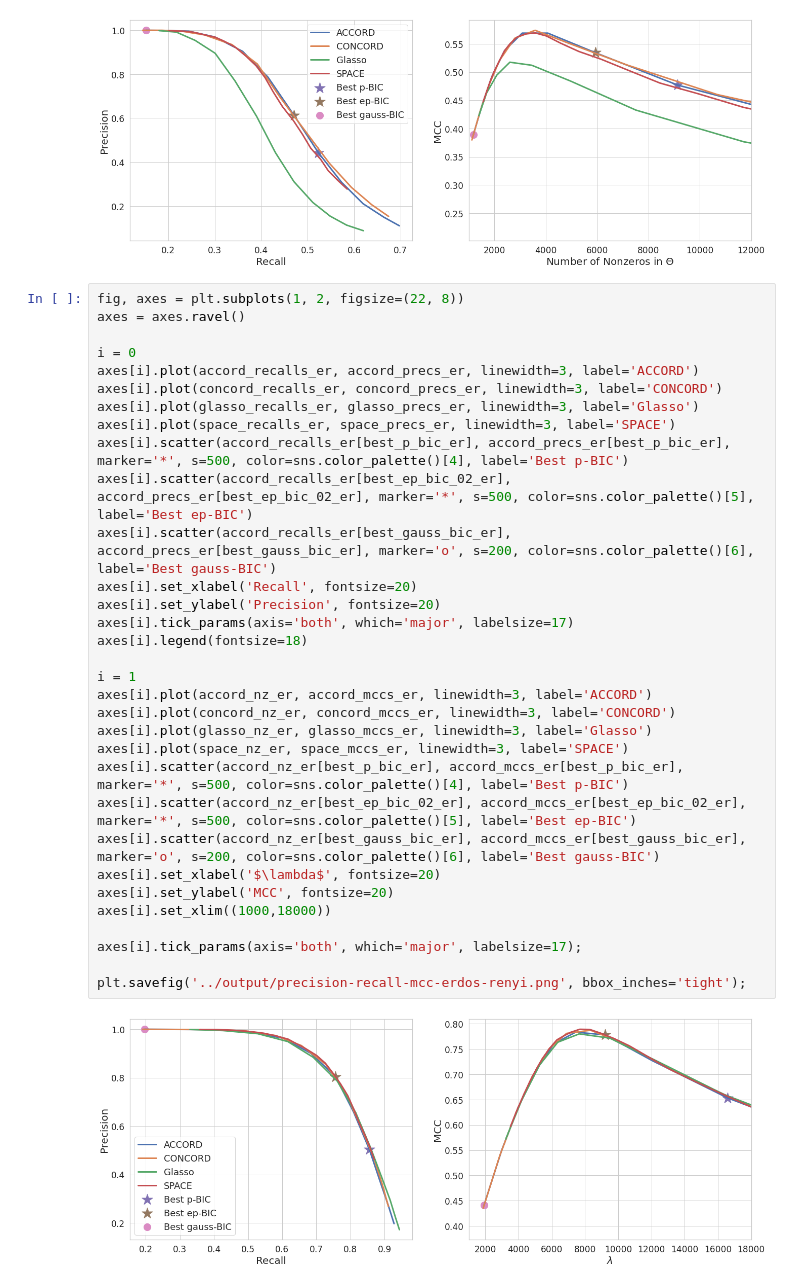
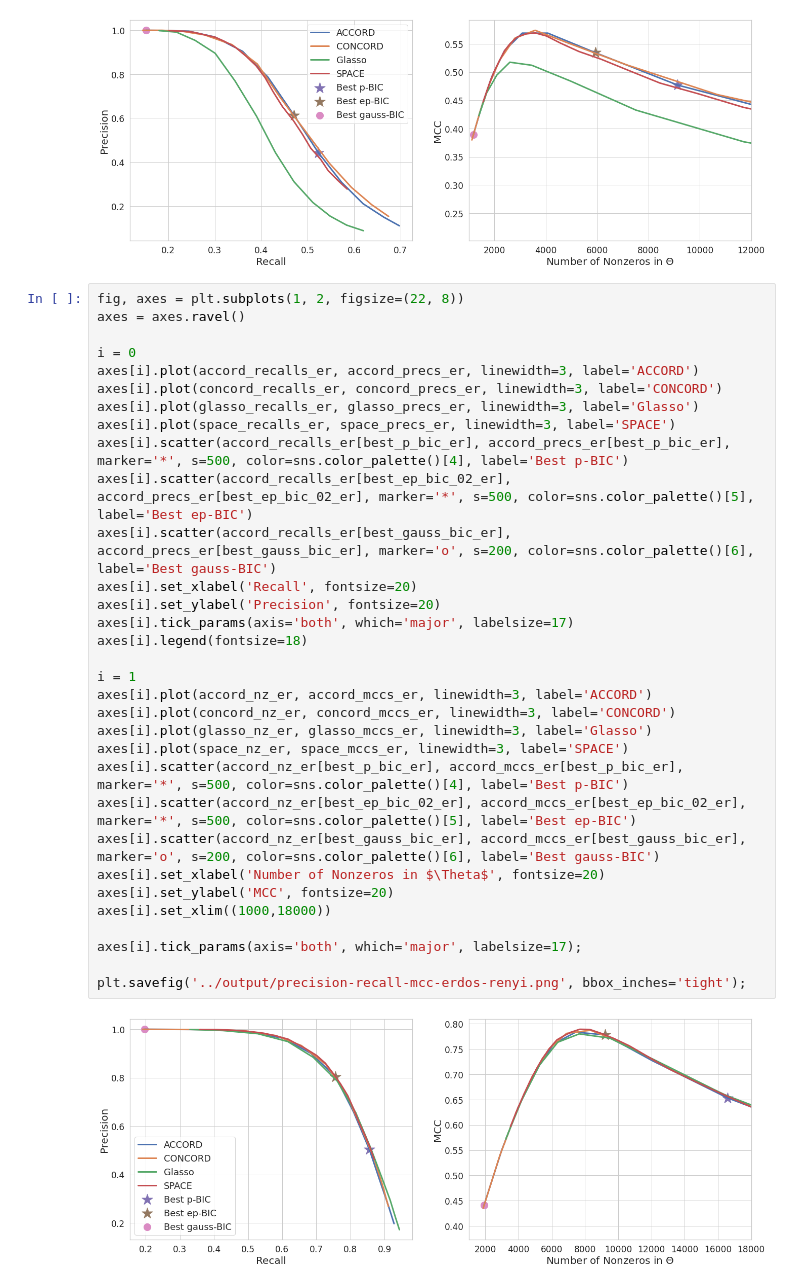
Before and after one commit to jinacfunderburk/accord-reproducibility-testing, a Jupyter notebook: simulation-edge-detection/simulation-edge-detection.ipynb, the cells around one changed output. Drawn from its saved outputs; the diff is of its cells as text.

```diff
--- a/simulation-edge-detection/simulation-edge-detection.ipynb
+++ b/simulation-edge-detection/simulation-edge-detection.ipynb
@@ -305,32 +305,32 @@ fig, axes = plt.subplots(1, 2, figsize=(22, 8))
 axes = axes.ravel()
 
 i = 0
 axes[i].plot(accord_recalls_er, accord_precs_er, linewidth=3, label='ACCORD')
 axes[i].plot(concord_recalls_er, concord_precs_er, linewidth=3, label='CONCORD')
 axes[i].plot(glasso_recalls_er, glasso_precs_er, linewidth=3, label='Glasso')
 axes[i].plot(space_recalls_er, space_precs_er, linewidth=3, label='SPACE')
 axes[i].scatter(accord_recalls_er[best_p_bic_er], accord_precs_er[best_p_bic_er], marker='*', s=500, color=sns.color_palette()[4], label='Best p-BIC')
 axes[i].scatter(accord_recalls_er[best_ep_bic_02_er], accord_precs_er[best_ep_bic_02_er], marker='*', s=500, color=sns.color_palette()[5], label='Best ep-BIC')
 axes[i].scatter(accord_recalls_er[best_gauss_bic_er], accord_precs_er[best_gauss_bic_er], marker='o', s=200, color=sns.color_palette()[6], label='Best gauss-BIC')
 axes[i].set_xlabel('Recall', fontsize=20)
 axes[i].set_ylabel('Precision', fontsize=20)
 axes[i].tick_params(axis='both', which='major', labelsize=17)
 axes[i].legend(fontsize=18)
 
 i = 1
 axes[i].plot(accord_nz_er, accord_mccs_er, linewidth=3, label='ACCORD')
 axes[i].plot(concord_nz_er, concord_mccs_er, linewidth=3, label='CONCORD')
 axes[i].plot(glasso_nz_er, glasso_mccs_er, linewidth=3, label='Glasso')
 axes[i].plot(space_nz_er, space_mccs_er, linewidth=3, label='SPACE')
 axes[i].scatter(accord_nz_er[best_p_bic_er], accord_mccs_er[best_p_bic_er], marker='*', s=500, color=sns.color_palette()[4], label='Best p-BIC')
 axes[i].scatter(accord_nz_er[best_ep_bic_02_er], accord_mccs_er[best_ep_bic_02_er], marker='*', s=500, color=sns.color_palette()[5], label='Best ep-BIC')
 axes[i].scatter(accord_nz_er[best_gauss_bic_er], accord_mccs_er[best_gauss_bic_er], marker='o', s=200, color=sns.color_palette()[6], label='Best gauss-BIC')
-axes[i].set_xlabel('$\lambda$', fontsize=20)
+axes[i].set_xlabel('Number of Nonzeros in $\Theta$', fontsize=20)
 axes[i].set_ylabel('MCC', fontsize=20)
 axes[i].set_xlim((1000,18000))
 
 axes[i].tick_params(axis='both', which='major', labelsize=17);
 
 plt.savefig('../output/precision-recall-mcc-erdos-renyi.png', bbox_inches='tight');
 # %% [output]
-[figure, old version]
+[figure, new version]
```
Also changed, not shown: 1 other file.
